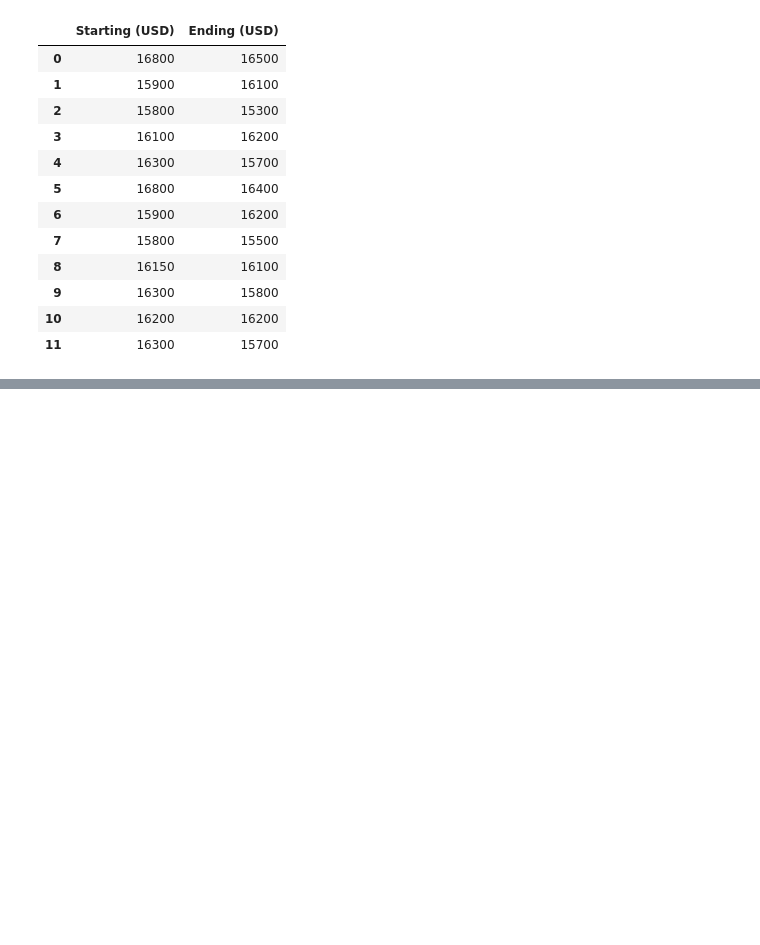
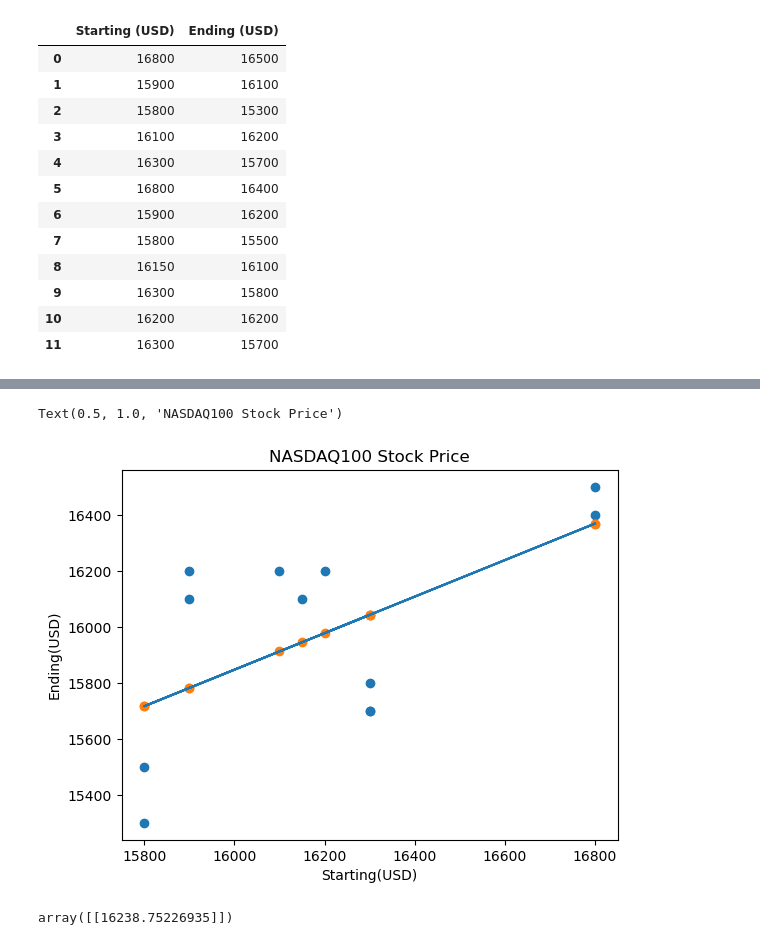
Before and after one commit to tanvirulislam149/ML_tutorial, a Jupyter notebook: implementing_linear_regression.ipynb, the cells around one changed output, grey strips where cells are left out. Cells and saved outputs as stored; diff of their text form; code cells hidden in the pictures; blank space fills up the shorter version.

```diff
--- a/implementing_linear_regression.ipynb
+++ b/implementing_linear_regression.ipynb
@@ -45,0 +94,3 @@ df
+# %%
+df["Predicted_y"] = lr.predict(x)
+df
@@ -45,0 +111,15 @@ df
+# %%
+plt.scatter(x, y) # shows the dots for real data
+plt.scatter(x, df["Predicted_y"]) # shows the dots for predicted data
+plt.plot(x, df["Predicted_y"])  # shows line for predicted data
+plt.xlabel("Starting(USD)")
+plt.ylabel("Ending(USD)")
+plt.title("NASDAQ100 Stock Price")
+# %% [output]
+Text(0.5, 1.0, 'NASDAQ100 Stock Price')
+[figure, added]
+# %%
+pred_value = lr.predict([[16600]])
+pred_value
+# %% [output]
+array([[16238.75226935]])
```
Also changed, not shown: parts of 5 cells of this notebook.
